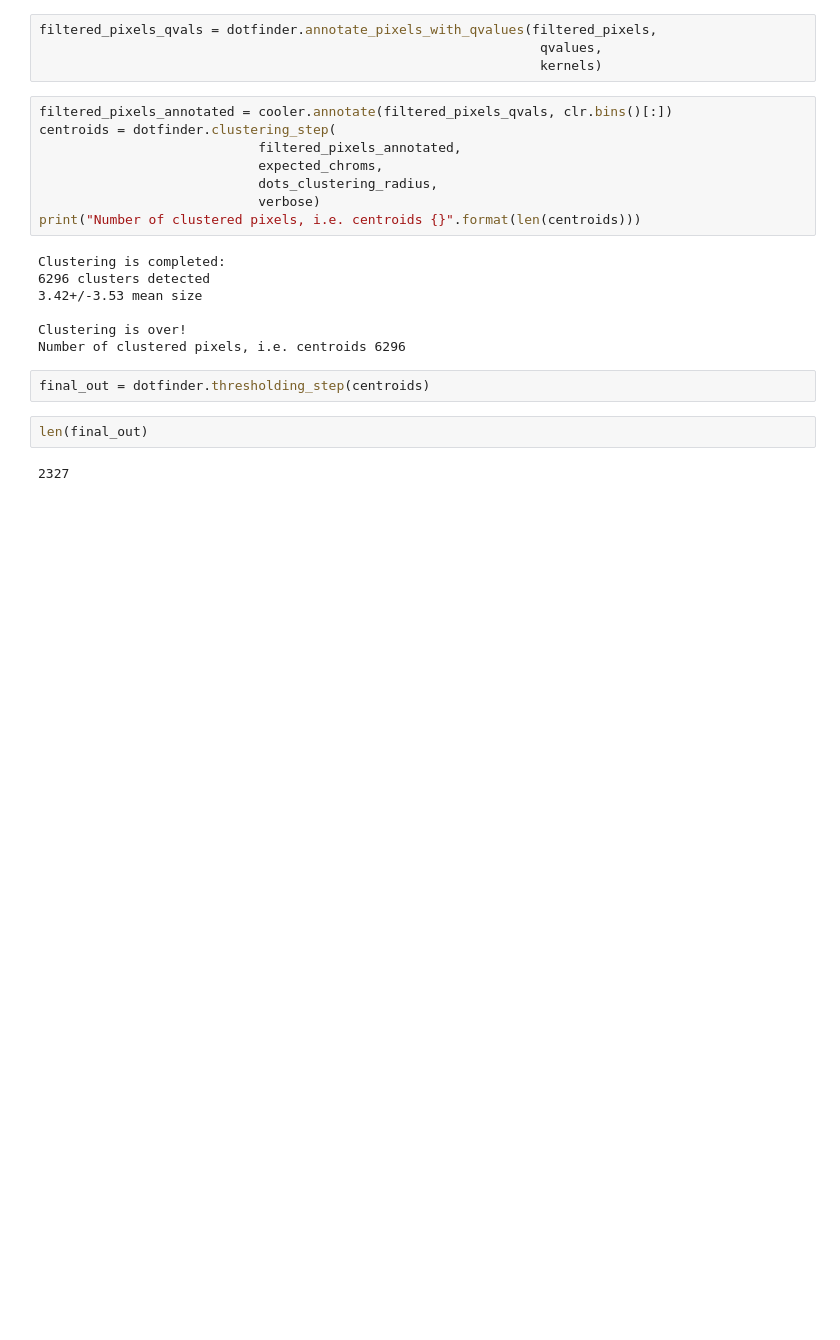
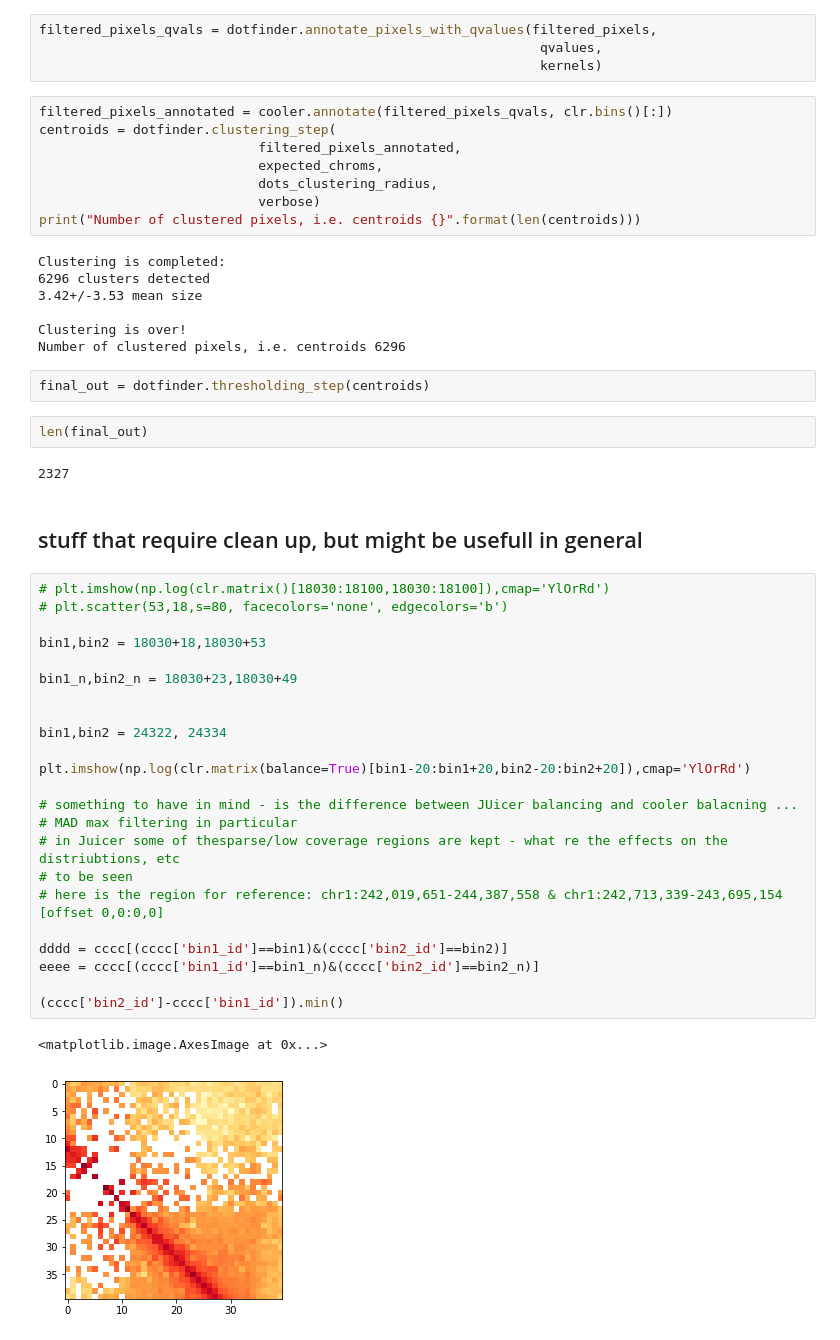
Before and after one commit to open2c/cooltools, a Jupyter notebook: doc/examples/dot-calling-internals.ipynb, the cells around one changed output. Saved outputs shown, nothing was run; the diff lists cells and outputs as text; blank space fills up the shorter version.

```diff
--- a/doc/examples/dot-calling-internals.ipynb
+++ b/doc/examples/dot-calling-internals.ipynb
@@ -411,3 +559,31 @@ final_out = dotfinder.thresholding_step(centroids)
 len(final_out)
 # %% [output]
 2327
+# %% [markdown]
+## stuff that require clean up, but might be usefull in general
+# %%
+# plt.imshow(np.log(clr.matrix()[18030:18100,18030:18100]),cmap='YlOrRd')
+# plt.scatter(53,18,s=80, facecolors='none', edgecolors='b')
+
+bin1,bin2 = 18030+18,18030+53
+
+bin1_n,bin2_n = 18030+23,18030+49
+
+
+bin1,bin2 = 24322, 24334
+
+plt.imshow(np.log(clr.matrix(balance=True)[bin1-20:bin1+20,bin2-20:bin2+20]),cmap='YlOrRd')
+
+# something to have in mind - is the difference between JUicer balancing and cooler balacning ...
+# MAD max filtering in particular
+# in Juicer some of thesparse/low coverage regions are kept - what re the effects on the distriubtions, etc
+# to be seen
+# here is the region for reference: chr1:242,019,651-244,387,558 & chr1:242,713,339-243,695,154 [offset 0,0:0,0]
+
+dddd = cccc[(cccc['bin1_id']==bin1)&(cccc['bin2_id']==bin2)]
+eeee = cccc[(cccc['bin1_id']==bin1_n)&(cccc['bin2_id']==bin2_n)]
+
+(cccc['bin2_id']-cccc['bin1_id']).min()
+# %% [output]
+<matplotlib.image.AxesImage at 0x...>
+[figure, added]
```
Also changed, not shown: parts of 18 cells of this notebook.
